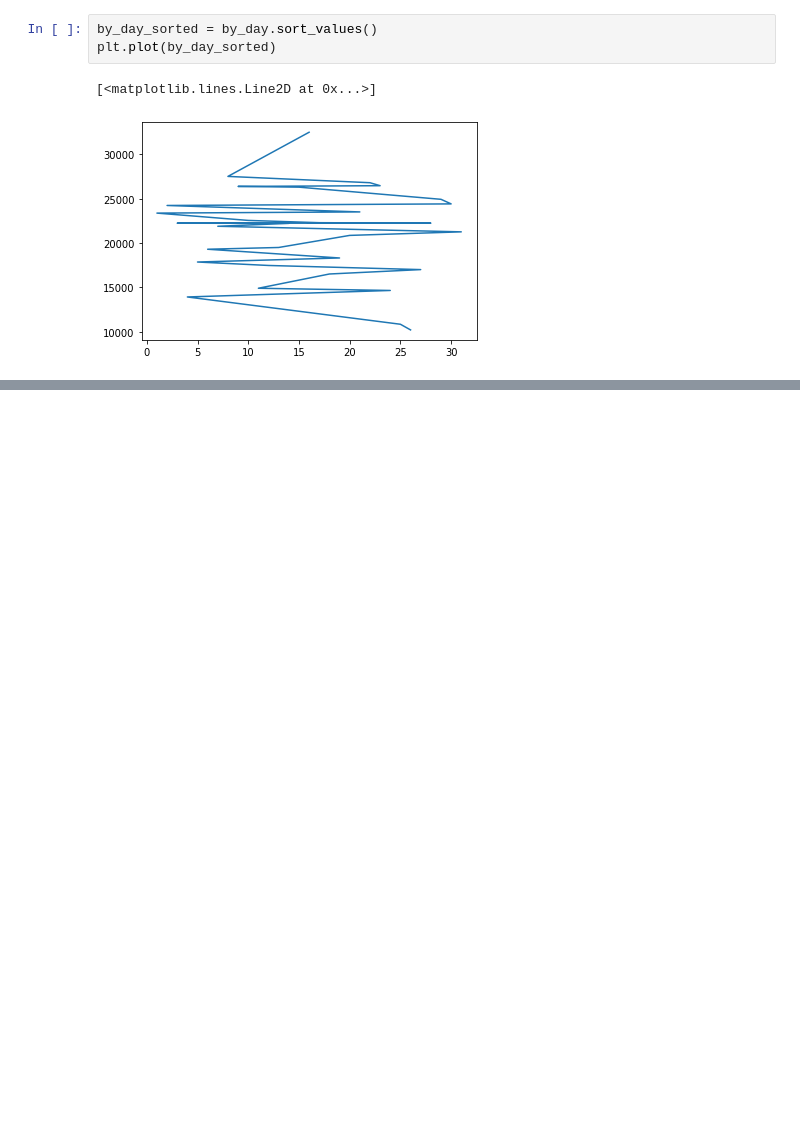
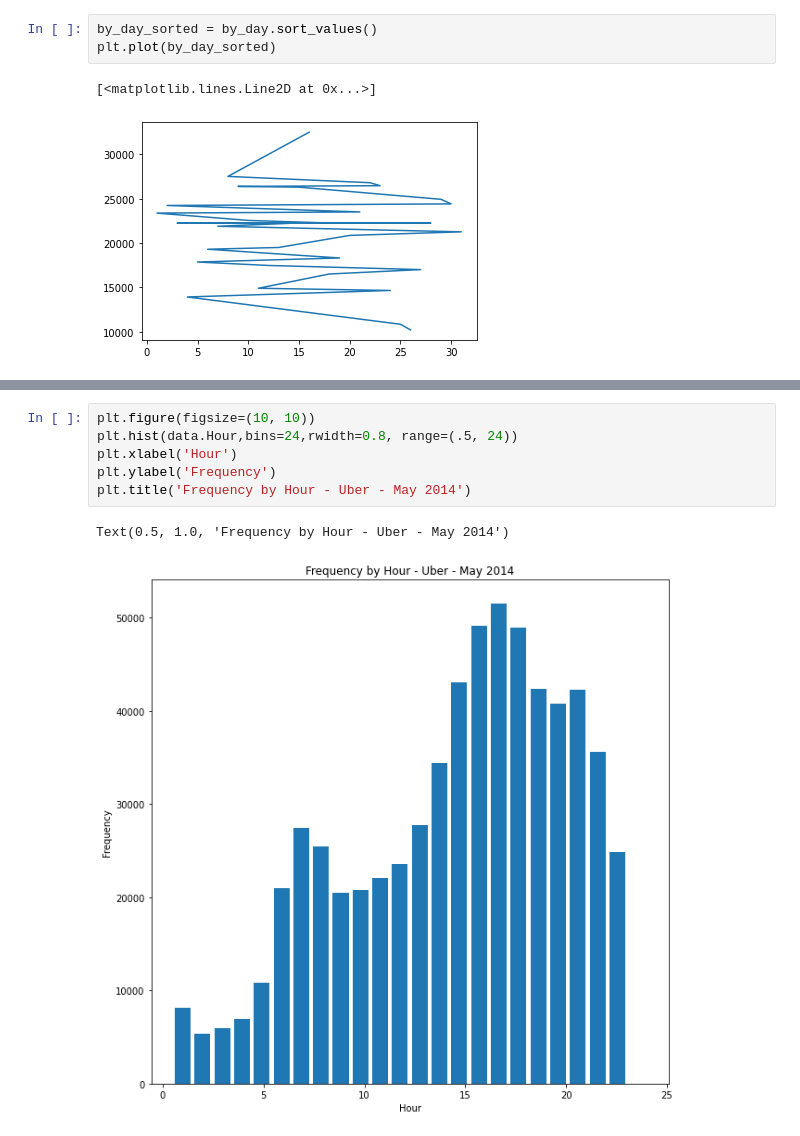
Before and after one commit to atalbi99/Data-Analysis-of-Uber-NYC, a Jupyter notebook: Uber-Data-Analysis .ipynb, the cells around one changed output, grey strips where cells are left out. Drawn from its saved outputs; the diff is of its cells as text; blank space fills up the shorter version.

```diff
--- a/Uber-Data-Analysis .ipynb
+++ b/Uber-Data-Analysis .ipynb
@@ -125,0 +126,9 @@ ValueError: shape mismatch: objects cannot be broadcast to a single shape
+# %%
+plt.figure(figsize=(10, 10))
+plt.hist(data.Hour,bins=24,rwidth=0.8, range=(.5, 24))
+plt.xlabel('Hour')
+plt.ylabel('Frequency')
+plt.title('Frequency by Hour - Uber - May 2014')
+# %% [output]
+Text(0.5, 1.0, 'Frequency by Hour - Uber - May 2014')
+[figure, added]
```
Also changed, not shown: parts of 7 cells of this notebook.
